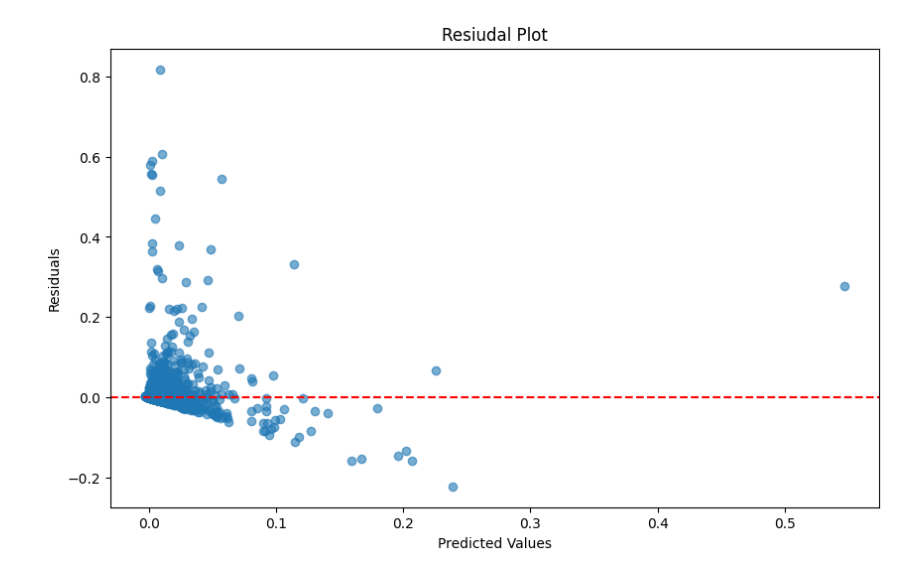
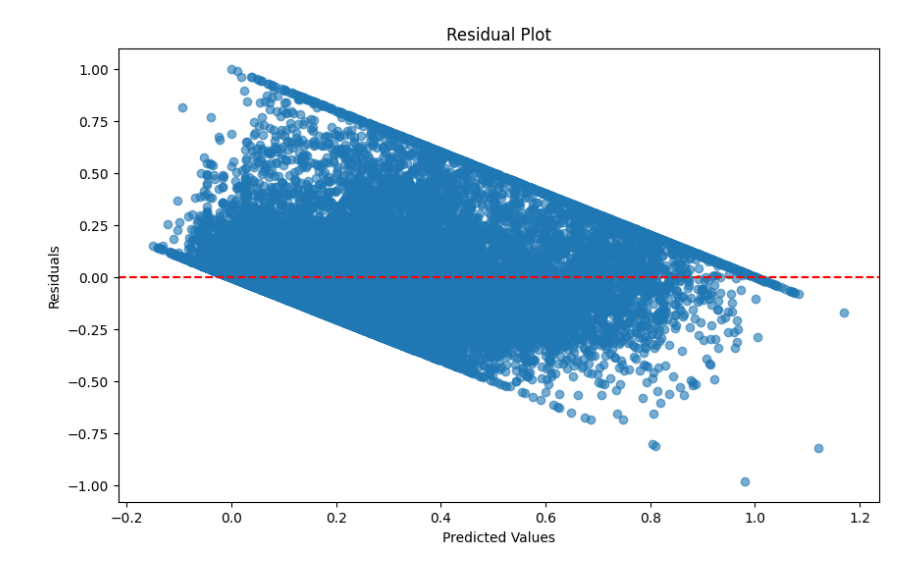
Before and after one commit to DirecTV-Team1A-NextGen-Rec/directv_tvrec, a Jupyter notebook: 9.) Linear_Regression_Model.ipynb, the cells around one changed output. Cells and saved outputs as stored; diff of their text form; code cells hidden in the pictures.

```diff
--- a/9.) Linear_Regression_Model.ipynb
+++ b/9.) Linear_Regression_Model.ipynb
@@ -164,0 +249,3 @@ done
+# %%
+# convert the boolean values to integers (True -> 1, False -> 0)
+df['adult'] = df['adult'].astype(int)
@@ -164,0 +341,4 @@ done
+# %%
+# Iterate through the columns and print each
+for col in df.columns:
+    print(col)
@@ -164,0 +363,30 @@ done
+# %%
+#Winsorization
+from scipy.stats.mstats import winsorize
+
+# Define the limits for Winsorization
+lower_limit = 0.05  # 5th percentile
+upper_limit = 0.95  # 95th percentile
+
+# Winsorize each numerical column in-place
+for col in numerical_columns:
+    df[col] = winsorize(df[col], limits=(lower_limit, 1 - upper_limit))
+
+# Winsorize each log-transformed numerical column in-place
+for col in numerical_columns_log:
+    df[col] = winsorize(df[col], limits=(lower_limit, 1 - upper_limit))
+# %%
+# Normalize
+from sklearn.preprocessing import MinMaxScaler
+
+# Select numerical columns
+numeric_columns = df.select_dtypes(include=['float64', 'int64']).columns
+
+# Initialize the MinMaxScaler
+scaler = MinMaxScaler()
+
+# Apply scaling in-place
+df[numeric_columns] = scaler.fit_transform(df[numeric_columns])
+
+# Display the updated DataFrame to confirm normalized columns
+print(df.head())
@@ -165,14 +511,14 @@ done
 # %%
 # https://how2matplotlib.com/how-to-create-a-residual-plot-in-python.html
-residuals = y_test - y_lr_pred
+residuals = y_test - y_test_pred
 
 # Create the residual plot
 plt.figure(figsize=(10, 6))
-plt.scatter(y_lr_pred, residuals, alpha=0.6)
+plt.scatter(y_test_pred, residuals, alpha=0.6)
 plt.xlabel('Predicted Values')
 plt.ylabel('Residuals')
-plt.title('Resiudal Plot')
+plt.title('Residual Plot')
 plt.axhline(y=0, color='r', linestyle='--')
 plt.show()
 # %% [output]
-[figure, old version]
+[figure, new version]
```
Also changed, not shown: parts of 23 cells of this notebook.
